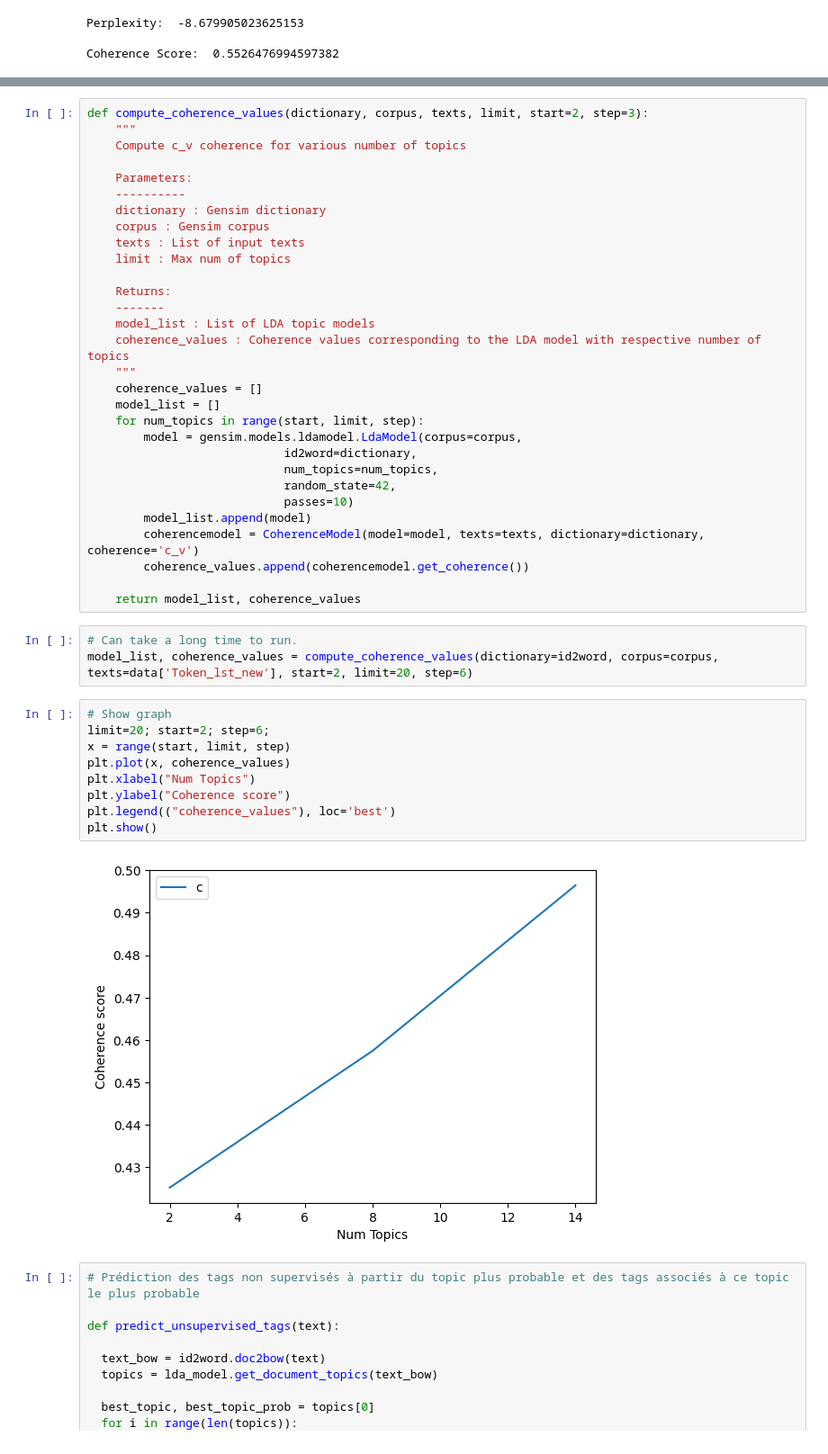
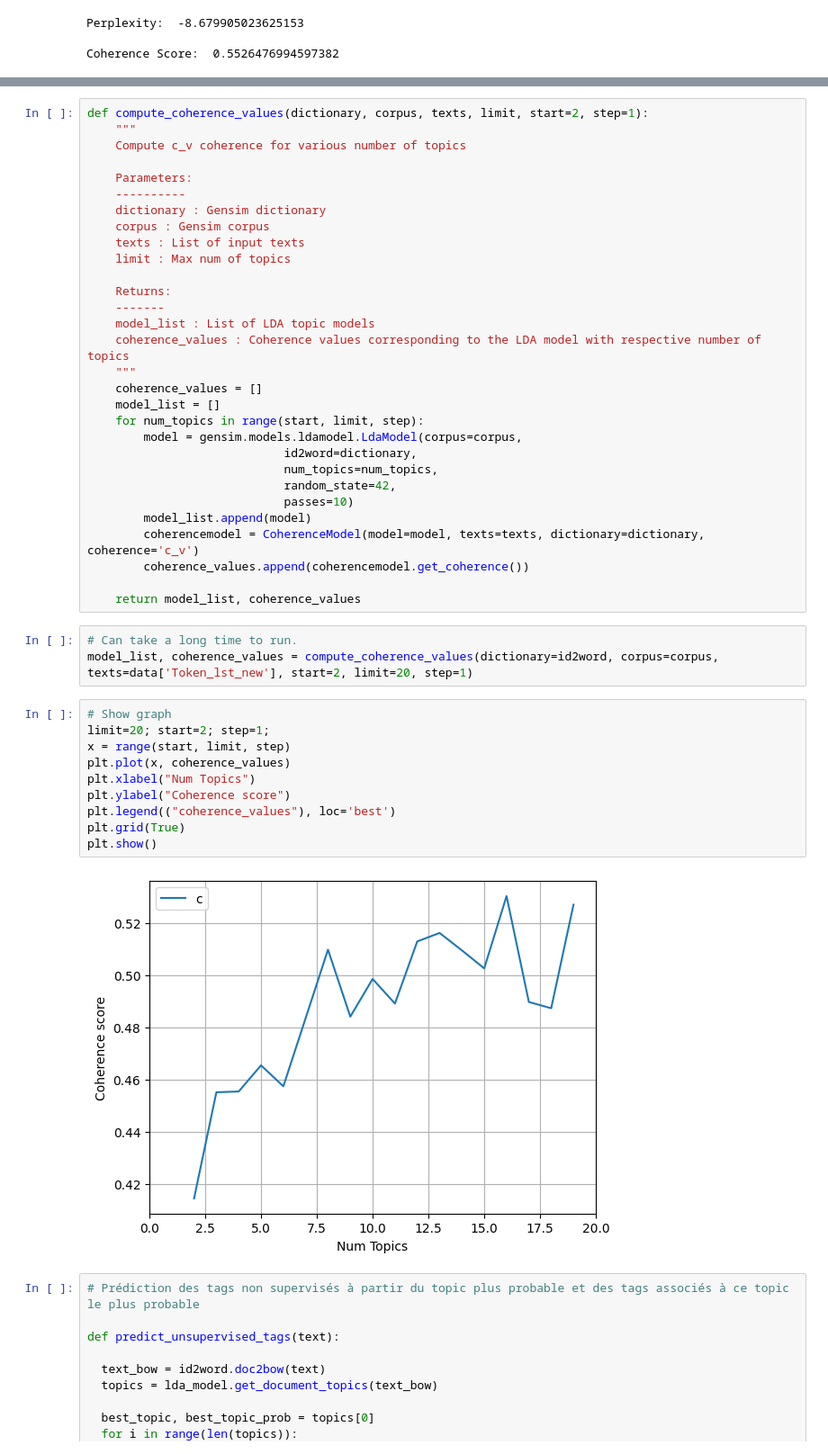
Before and after one commit to vintel38/OCS-P5, a Jupyter notebook: Arrigoni_Vincent_1_notebook_exploration_042023.ipynb, the cells around one changed output, grey strips where cells are left out. Shown at 90% size. Saved outputs shown, nothing was run; the diff lists cells and outputs as text.

```diff
--- a/Arrigoni_Vincent_1_notebook_exploration_042023.ipynb
+++ b/Arrigoni_Vincent_1_notebook_exploration_042023.ipynb
@@ -325,5 +347,5 @@ vis
 # %%
-def compute_coherence_values(dictionary, corpus, texts, limit, start=2, step=3):
+def compute_coherence_values(dictionary, corpus, texts, limit, start=2, step=1):
     """
     Compute c_v coherence for various number of topics
 
@@ -354,18 +376,19 @@ def compute_coherence_values(dictionary, corpus, texts, limit, start=2, step=3):
     return model_list, coherence_values
 # %%
 # Can take a long time to run.
-model_list, coherence_values = compute_coherence_values(dictionary=id2word, corpus=corpus, texts=data['Token_lst_new'], start=2, limit=20, step=6)
+model_list, coherence_values = compute_coherence_values(dictionary=id2word, corpus=corpus, texts=data['Token_lst_new'], start=2, limit=20, step=1)
 # %%
 # Show graph
-limit=20; start=2; step=6;
+limit=20; start=2; step=1;
 x = range(start, limit, step)
 plt.plot(x, coherence_values)
 plt.xlabel("Num Topics")
 plt.ylabel("Coherence score")
 plt.legend(("coherence_values"), loc='best')
+plt.grid(True)
 plt.show()
 # %% [output]
-[figure, old version]
+[figure, new version]
 # %%
 # Prédiction des tags non supervisés à partir du topic plus probable et des tags associés à ce topic le plus probable
 
```
Also changed, not shown: parts of 7 cells of this notebook, 3 other files.
